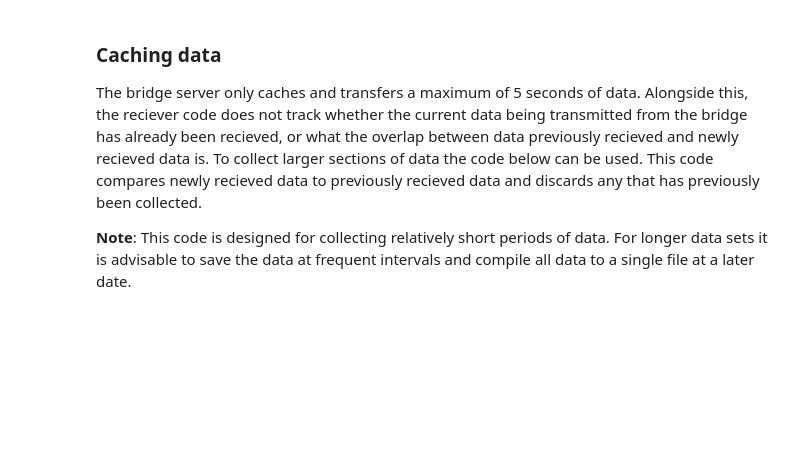
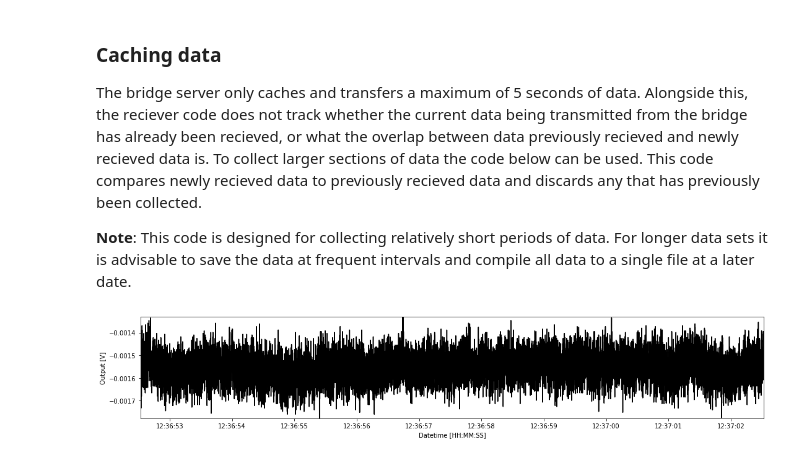
Before and after one commit to zwynne/EDACAB, a Jupyter notebook: docs/source/Welcome_page_and_tutorials/007_LT2_live_data_introduction_notebook.ipynb, the cells around one changed output. Drawn from its saved outputs; the diff is of its cells as text; code cells hidden in the pictures; blank space fills up the shorter version.

```diff
--- a/docs/source/Welcome_page_and_tutorials/007_LT2_live_data_introduction_notebook.ipynb
+++ b/docs/source/Welcome_page_and_tutorials/007_LT2_live_data_introduction_notebook.ipynb
@@ -238,3 +242,88 @@ sio.disconnect()
 The bridge server only caches and transfers a maximum of 5 seconds of data. Alongside this, the reciever code does not track whether the current data being transmitted from the bridge has already been recieved, or what the overlap between data previously recieved and newly recieved data is. To collect larger sections of data the code below can be used. This code compares newly recieved data to previously recieved data and discards any that has previously been collected.
 
 **Note**: This code is designed for collecting relatively short periods of data. For longer data sets it is advisable to save the data at frequent intervals and compile all data to a single file at a later date.
+# %%
+import time
+# The main function that will handle connection and communication
+# with the server
+import socketio
+import numpy as np
+import matplotlib.pyplot as plt # Used for plotting the data
+import matplotlib.dates as mdates # Used for plotting datetimes
+from IPython.display import display, clear_output
+
+sio = socketio.Client()
+
+@sio.on('all data from server')
+def direct_all_from_server(message):
+    global x0_all,t,fs
+    dat = message
+    # Extract the time stamp
+    t_stamp = dat.split('[')[0]
+
+    x0 = np.array(eval(dat[len(t_stamp):]))
+
+    if len(x0_all)==0:
+        x0_all=x0
+    else:
+        tmp = x0[0,:]
+        search_term = x0_all[0,-5:]
+        occ = [i for i, a in enumerate(tmp) if a == search_term[0]]
+        index=-1
+        if len(occ)>0:
+            for b in occ:
+                if np.all(tmp[b:b+len(search_term)] == search_term):
+                    index = b
+                    break
+            if index==-1:
+                x0_all = np.hstack((x0_all,x0))
+            else:
+                x0_all = np.hstack((x0_all,x0[:,index:]))
+
+        else:
+            x0_all = np.hstack((x0_all,x0))
+        x0_all = x0_all[:,:max_length]
+        # Create a time array using the time stamp
+        t_stamp = float(t_stamp) # Convert the time stamp from a string to a float
+
+        t0 = np.arange(t_stamp-(len(x0_all[0])/fs),t_stamp,1/fs)
+        # Convert the time from UNIX time to a NumPy datetime format
+        t = (t0*1000).astype('datetime64[ms]') # Note we need to multiply by 1000 to convert from seconds to milliseconds
+
+
+sio.connect('https://smarterbridge.herokuapp.com/')
+sio.emit('requestor connect')
+running=True
+
+x0_all = []
+t = []
+
+time_to_disconnect = 60
+time_start = time.time()
+fs = 1707.76 # Sample rate of the data
+max_length = int(10*fs) # Maximum length of data to cache
+
+
+# Create an empty plot to be updated
+fg,ax = plt.subplots(figsize=(15,3))
+plotted_data, = ax.plot(0,0,c='k')
+ax.set_ylabel('Output [V]')
+ax.set_xlabel('Datetime [HH:MM:SS]')
+ax.xaxis.set_major_formatter(mdates.DateFormatter("%H:%M:%S")) # Set the formatting of the datetime x-axis
+fg.tight_layout()
+
+while time.time()-time_start<time_to_disconnect:
+    if len(t)>1:
+        try:
+            if len(t)==len(x0_all[0]): # This line prevents us trying to plot the acceleration data before the time data has been updated
+                plotted_data.set_data(t,x0_all[0]) # Update the plotted data
+                ax.set_xlim(np.min(t),np.max(t)) # Update the x-axis of the plot
+                ax.set_ylim(np.min(x0_all[0,:]),np.max(x0_all[0,:])) # Update the y-axis of the plot
+                display(fg) # Update the displayed plot
+                clear_output(wait=True)
+        except:
+            time.sleep(0.1)
+
+sio.disconnect()
+# %% [output]
+[figure, added]
```
Also changed, not shown: parts of 2 cells of this notebook.
